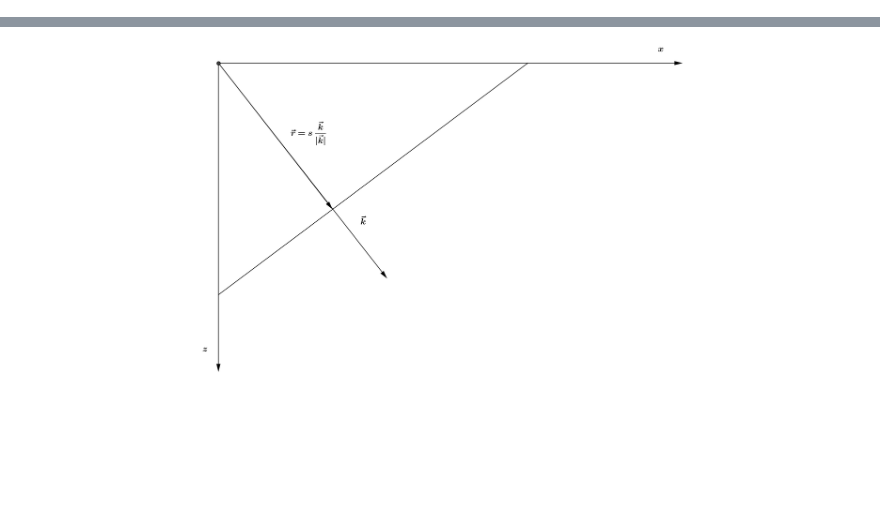
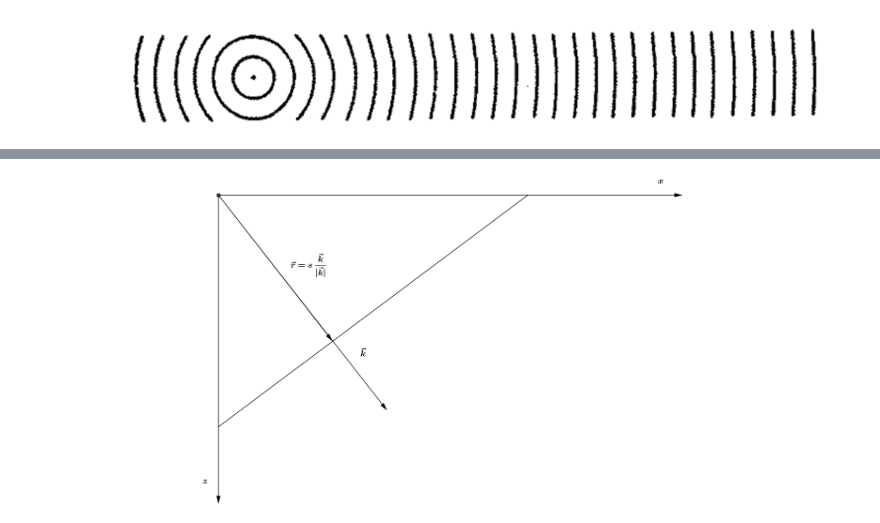
Before and after one commit to diracks-second-brain/teoria-do-raio, a Jupyter notebook: popov/cap1/rayTheoryBasicIdeas.ipynb, the cells around one changed output, grey strips where cells are left out. Cells and saved outputs as stored; diff of their text form; code cells hidden in the pictures; blank space fills up the shorter version.

Commit message:
imagens cap1

```diff
--- a/popov/cap1/rayTheoryBasicIdeas.ipynb
+++ b/popov/cap1/rayTheoryBasicIdeas.ipynb
@@ -1 +6,6 @@
+# %%
+from IPython.display import Image
+Image(filename='images/onda_plana.png', width=850)
+# %% [output]
+[figure, added]
 # %% [markdown]
```
Also changed, not shown: parts of 5 cells of this notebook.
